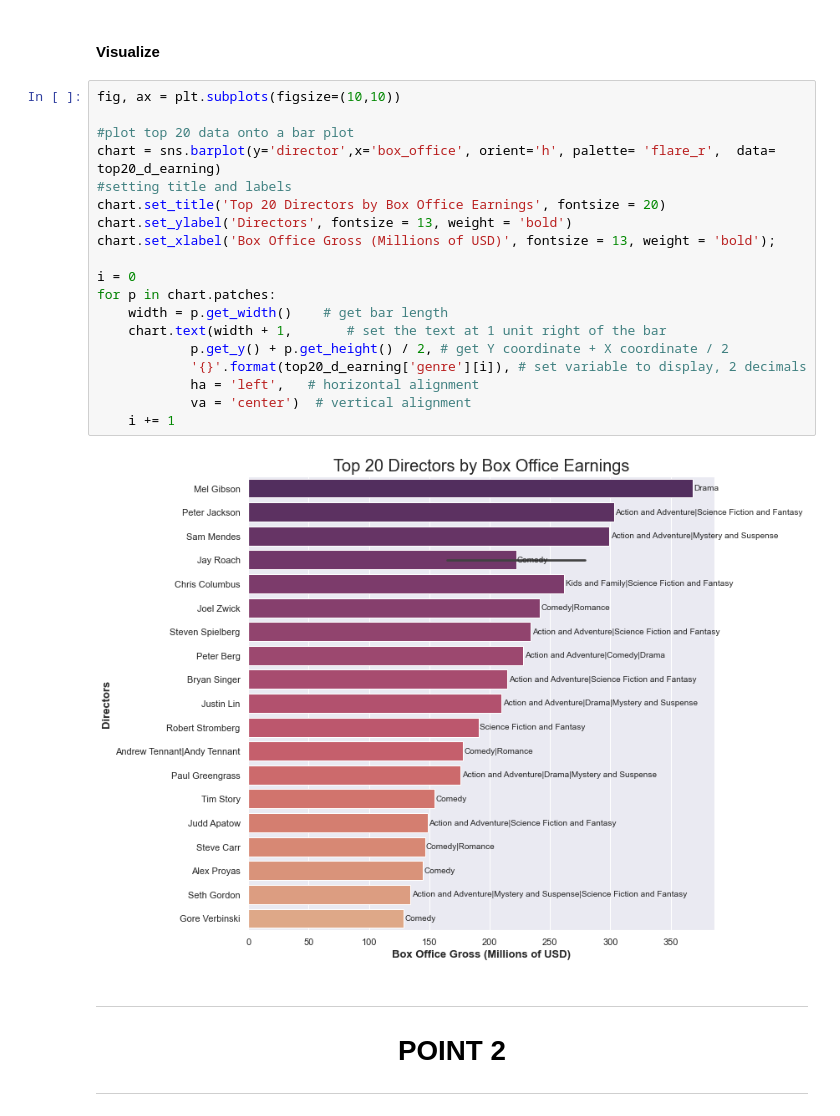
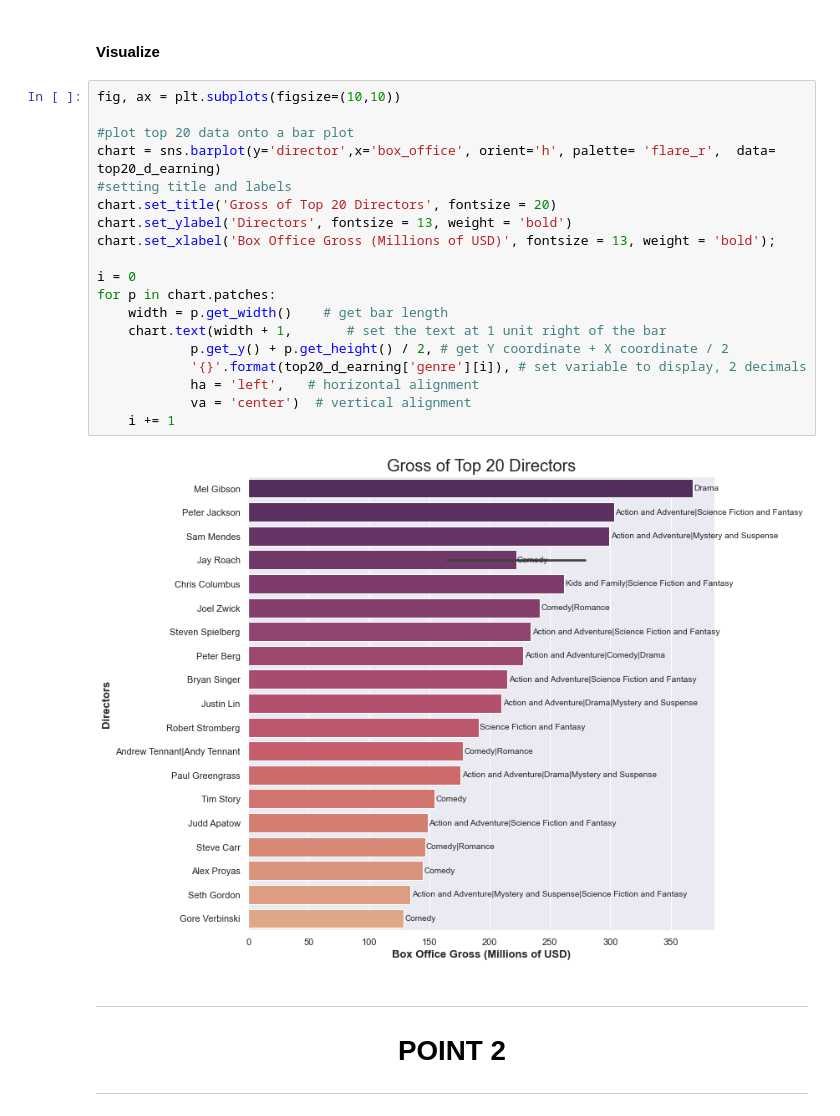
Before and after one commit to cleatw/Project1, a Jupyter notebook: Project 1 Notebook.ipynb, the cells around one changed output. Saved outputs shown, nothing was run; the diff lists cells and outputs as text.

```diff
--- a/Project 1 Notebook.ipynb
+++ b/Project 1 Notebook.ipynb
@@ -149,24 +149,24 @@ top20_d_earning['box_office'] = top20_d_earning['box_office'].apply(lambda x: x/
 # %%
 fig, ax = plt.subplots(figsize=(10,10))
 
 #plot top 20 data onto a bar plot
 chart = sns.barplot(y='director',x='box_office', orient='h', palette= 'flare_r',  data= top20_d_earning)
 #setting title and labels
-chart.set_title('Top 20 Directors by Box Office Earnings', fontsize = 20)
+chart.set_title('Gross of Top 20 Directors', fontsize = 20)
 chart.set_ylabel('Directors', fontsize = 13, weight = 'bold')
 chart.set_xlabel('Box Office Gross (Millions of USD)', fontsize = 13, weight = 'bold');
 
 i = 0
 for p in chart.patches:
     width = p.get_width()    # get bar length
     chart.text(width + 1,       # set the text at 1 unit right of the bar
             p.get_y() + p.get_height() / 2, # get Y coordinate + X coordinate / 2
             '{}'.format(top20_d_earning['genre'][i]), # set variable to display, 2 decimals
             ha = 'left',   # horizontal alignment
             va = 'center')  # vertical alignment
     i += 1
 # %% [output]
-[figure, old version]
+[figure, new version]
 # %% [markdown]
 ---
 # <center>POINT 2</center>
```
Also changed, not shown: parts of 2 cells of this notebook.
